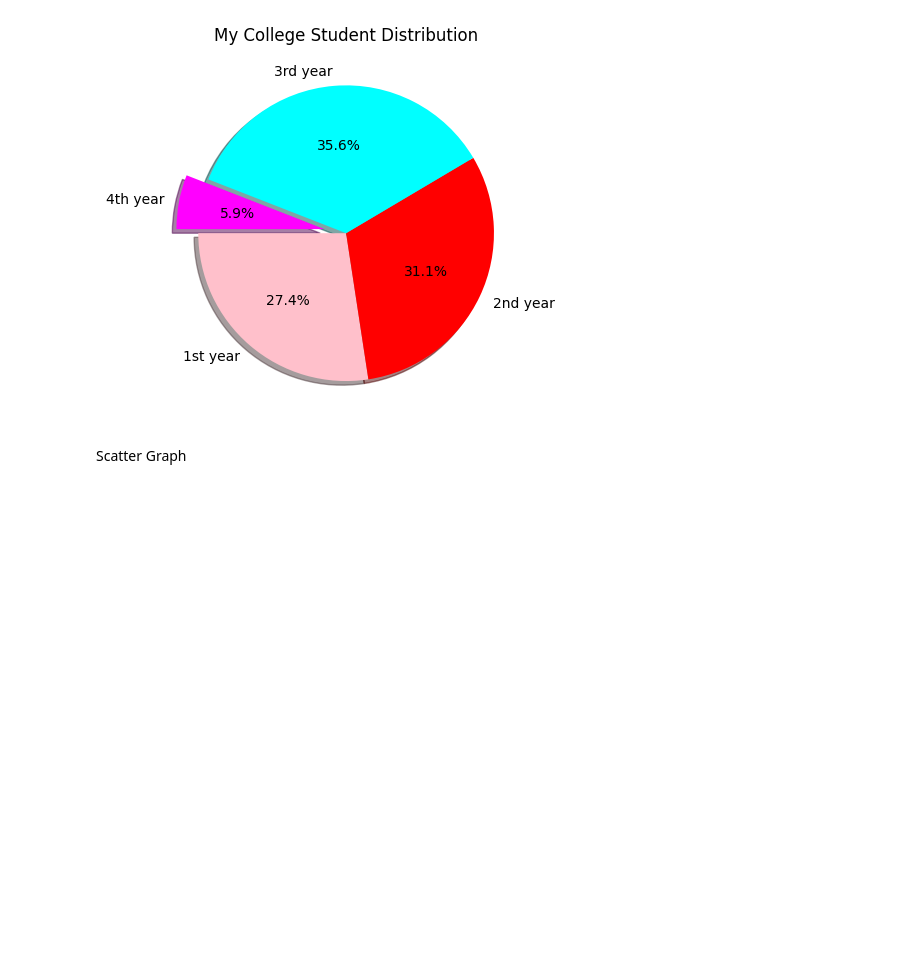
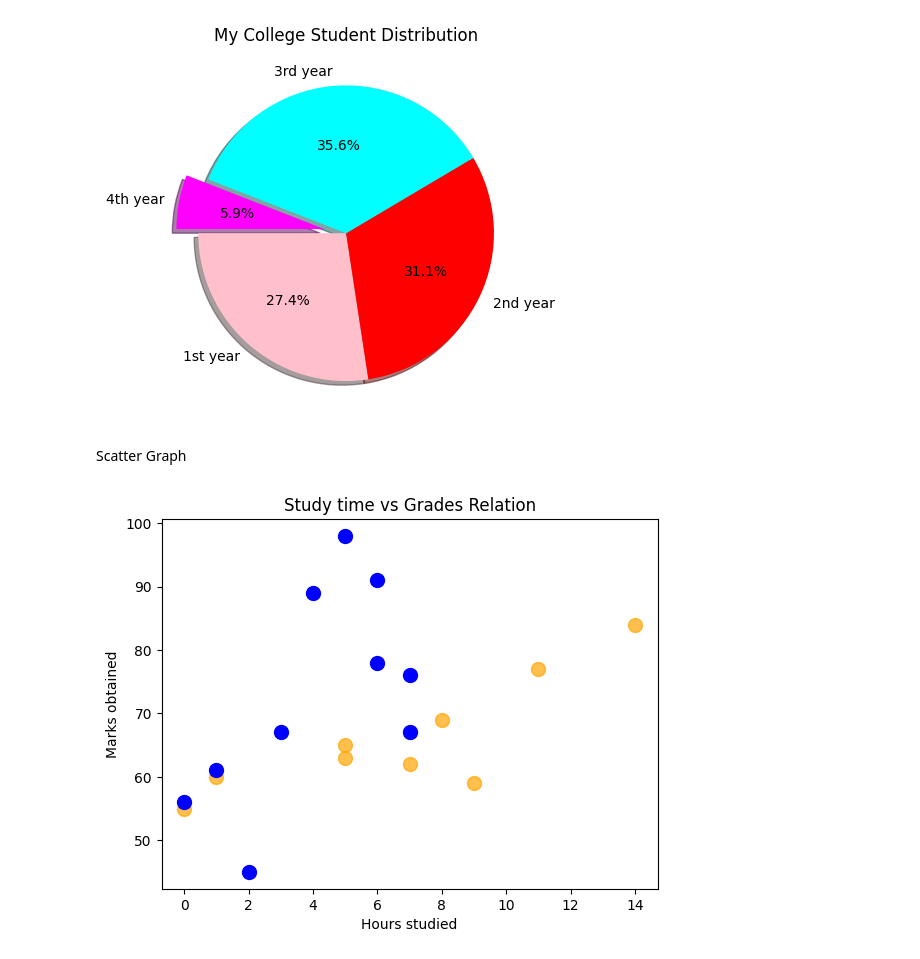
Before and after one commit to Achyu-t/Python-Study, a Jupyter notebook: Basics/matplotlibb.ipynb, the cells around one changed output. Drawn from its saved outputs; the diff is of its cells as text; code cells hidden in the pictures; blank space fills up the shorter version.

Commit message:
Visualization

```diff
--- a/Basics/matplotlibb.ipynb
+++ b/Basics/matplotlibb.ipynb
@@ -108,3 +108,27 @@ plt.show()
 [figure]
 # %% [markdown]
 Scatter Graph
+# %%
+import numpy as np
+
+x1 = np.array([0,1,5,7,11,14,7,8,5,9])
+
+y1 = np.array([55,60,65,62,77,84,67,69,63,59])
+
+x2 = np.array([0,1,2,3,4,5,6,7,6,7])
+
+y2 = np.array([56,61,45,67,89,98,78,67,91,76])
+
+plt.scatter(x1,y1 , color = "Orange" , alpha = 0.7 , s= 100)
+
+# alpha is used to change transparency of the dots. s means size
+
+plt.scatter(x2,y2 , color = "Blue" , alpha = 1 , s= 100)
+
+plt.title("Study time vs Grades Relation")
+plt.xlabel("Hours studied")
+plt.ylabel("Marks obtained")
+
+plt.show()
+# %% [output]
+[figure, added]
```
